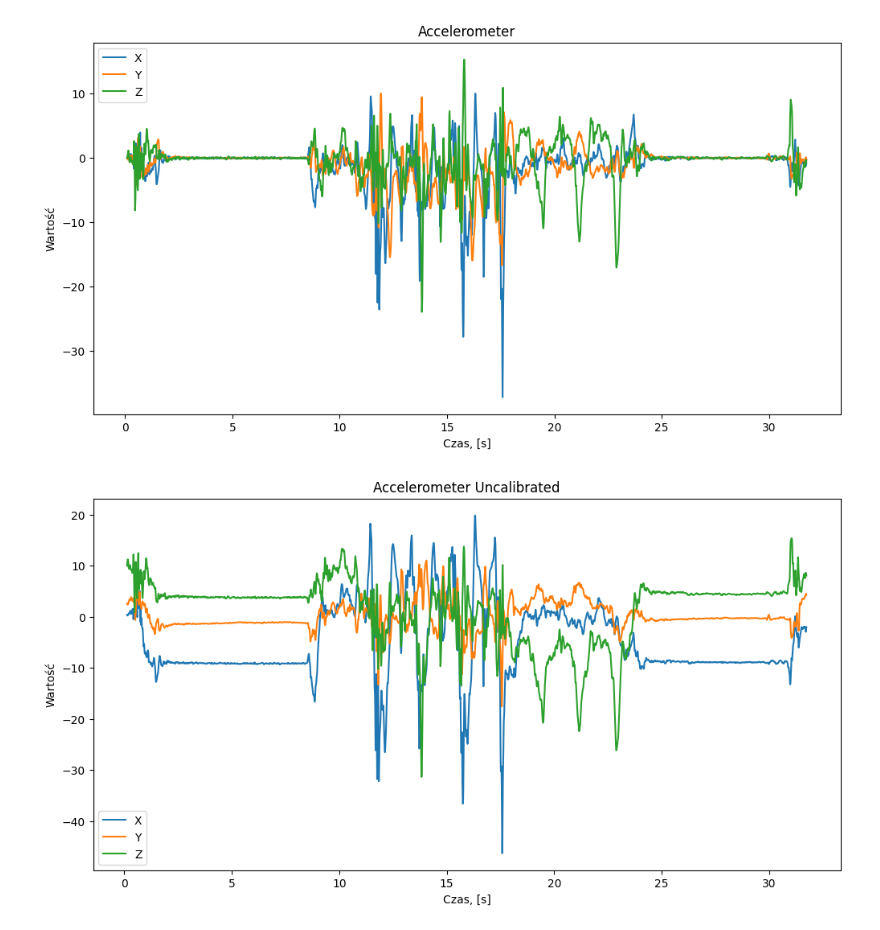
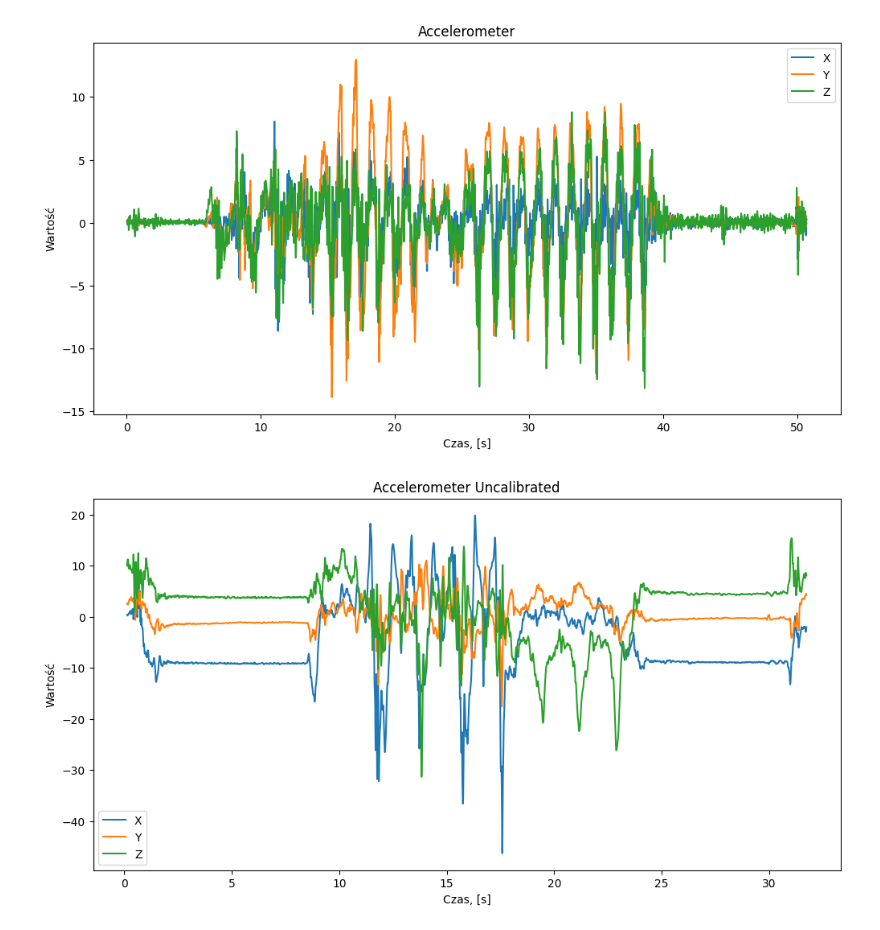
Before and after one commit to KPchelka/telemedycyna_projekct, a Jupyter notebook: projekt_telemed.ipynb, the cells around one changed output. Drawn from its saved outputs; the diff is of its cells as text; code cells hidden in the pictures.

```diff
--- a/projekt_telemed.ipynb
+++ b/projekt_telemed.ipynb
@@ -26,13 +26,13 @@ import scipy.stats as ss
 
 
 #Import the CSV files with the daily and intraday data
-accelerometer_data = pd.read_csv("Accelerometer.csv")
+accelerometer_data = pd.read_csv("dane/2024-04-23_20-51-54/Accelerometer.csv")
 gravity_data = pd.read_csv('Gravity.csv')
 gyroscope_data = pd.read_csv('Gyroscope.csv')
 gyroscope_u_data = pd.read_csv('GyroscopeUncalibrated.csv')
 metadata = pd.read_csv('Metadata.csv')
 accelerometer_uncalibrated = pd.read_csv('AccelerometerUncalibrated.csv')
-total_acceleration = pd.read_csv('TotalAcceleration.csv')
+#total_acceleration = pd.read_csv('TotalAcceleration.csv')
 
 
 accelerometer_time = accelerometer_data['time']
@@ -65,11 +65,11 @@ gyroscope_u_x = gyroscope_u_data['x']
 gyroscope_u_y = gyroscope_u_data['y']
 gyroscope_u_z = gyroscope_u_data['z']
 
-total_acceleration_time = total_acceleration['time']
-total_acceleration_seconds_elapsed = total_acceleration['seconds_elapsed']
-total_acceleration_x = total_acceleration['x']
-total_acceleration_y = total_acceleration['y']
-total_acceleration_z = total_acceleration['z']
+#total_acceleration_time = total_acceleration['time']
+#total_acceleration_seconds_elapsed = total_acceleration['seconds_elapsed']
+#total_acceleration_x = total_acceleration['x']
+#total_acceleration_y = total_acceleration['y']
+#total_acceleration_z = total_acceleration['z']
 
 
 #accelerometer
@@ -114,43 +114,43 @@ plt.show()
 #Gyroscope
 plt.figure(figsize=(12, 6))
 
 plt.plot(gyroscope_seconds_elapsed, gyroscope_x, label='X')
 plt.plot(gyroscope_seconds_elapsed, gyroscope_y, label='Y')
 plt.plot(gyroscope_seconds_elapsed, gyroscope_z, label='Z')
 
 plt.title('Gyroscope')
 plt.xlabel('Czas, [s]')
 plt.ylabel('Wartość')
 plt.legend()
 plt.show()
 
 #Gyroscope Uncalibrated
 plt.figure(figsize=(12, 6))
 
 plt.plot(gyroscope_u_seconds_elapsed, gyroscope_u_x, label='X')
 plt.plot(gyroscope_u_seconds_elapsed, gyroscope_u_y, label='Y')
 plt.plot(gyroscope_u_seconds_elapsed, gyroscope_u_z, label='Z')
 
 plt.title('Gyroscope Uncalibrated')
 plt.xlabel('Czas, [s]')
 plt.ylabel('Wartość')
 plt.legend()
 plt.show()
 
 #Total Acceleration
-plt.figure(figsize=(12, 6))
+#plt.figure(figsize=(12, 6))
 
-plt.plot(total_acceleration_seconds_elapsed, total_acceleration_x, label='X')
-plt.plot(total_acceleration_seconds_elapsed, total_acceleration_y, label='Y')
-plt.plot(total_acceleration_seconds_elapsed, total_acceleration_z, label='Z')
+#plt.plot(total_acceleration_seconds_elapsed, total_acceleration_x, label='X')
+#plt.plot(total_acceleration_seconds_elapsed, total_acceleration_y, label='Y')
+#plt.plot(total_acceleration_seconds_elapsed, total_acceleration_z, label='Z')
 
-plt.title('Total Acceleration')
-plt.xlabel('Czas, [s]')
-plt.ylabel('Wartość')
-plt.legend()
-plt.show()
+#plt.title('Total Acceleration')
+#plt.xlabel('Czas, [s]')
+#plt.ylabel('Wartość')
+#plt.legend()
+#plt.show()
 # %% [output]
-[figure, old version]
+[figure, new version]
 [figure]
 [figure]
 [figure]
```
Also changed, not shown: parts of 12 cells of this notebook.
